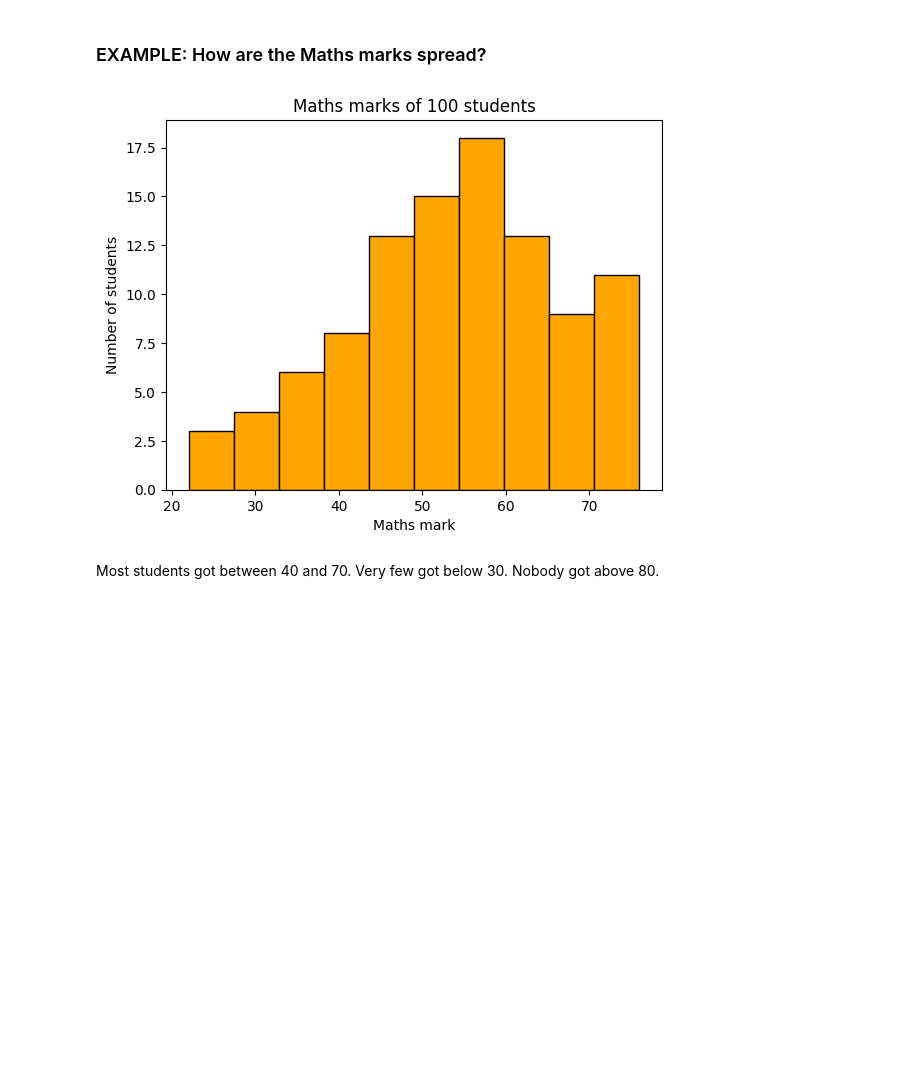
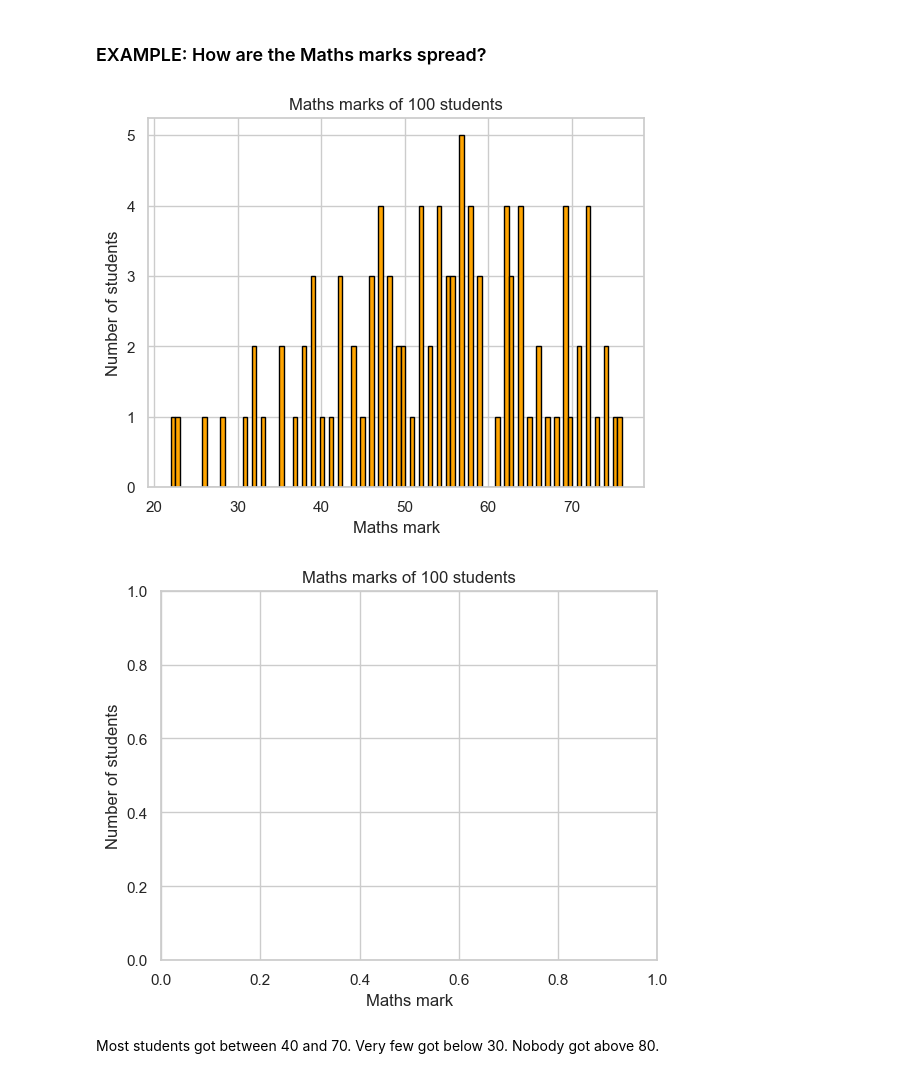
Before and after one commit to khan1020/Python-for-AI-course, a Jupyter notebook: notebooks/Week 4/Day 16/Day_16_Matplotlib_Seaborn.ipynb, the cells around one changed output. Cells and saved outputs as stored; diff of their text form; code cells hidden in the pictures; blank space fills up the shorter version.

```diff
--- a/notebooks/Week 4/Day 16/Day_16_Matplotlib_Seaborn.ipynb
+++ b/notebooks/Week 4/Day 16/Day_16_Matplotlib_Seaborn.ipynb
@@ -254,13 +268,19 @@ Write your code in the cell below.
 # %% [markdown]
 ### EXAMPLE: How are the Maths marks spread?
 # %%
-plt.hist(df["maths"], bins=10, color="orange", edgecolor="black")
+df = pd.read_csv("students_100.csv")
+plt.hist(df["maths"], bins=100, color="orange", edgecolor="black")
 plt.title("Maths marks of 100 students")
 plt.xlabel("Maths mark")
 plt.ylabel("Number of students")
 plt.show()
+plt.title("Maths marks of 100 students")
+plt.xlabel("Maths mark")
+plt.ylabel("Number of students")
+plt.show()
 # %% [output]
-[figure, old version]
+[figure, new version]
+[figure, added]
 # %% [markdown]
 Most students got between 40 and 70. Very few got below 30. Nobody got above 80.
 # %% [markdown]
```
Also changed, not shown: parts of 13 cells of this notebook, 3 other files.
